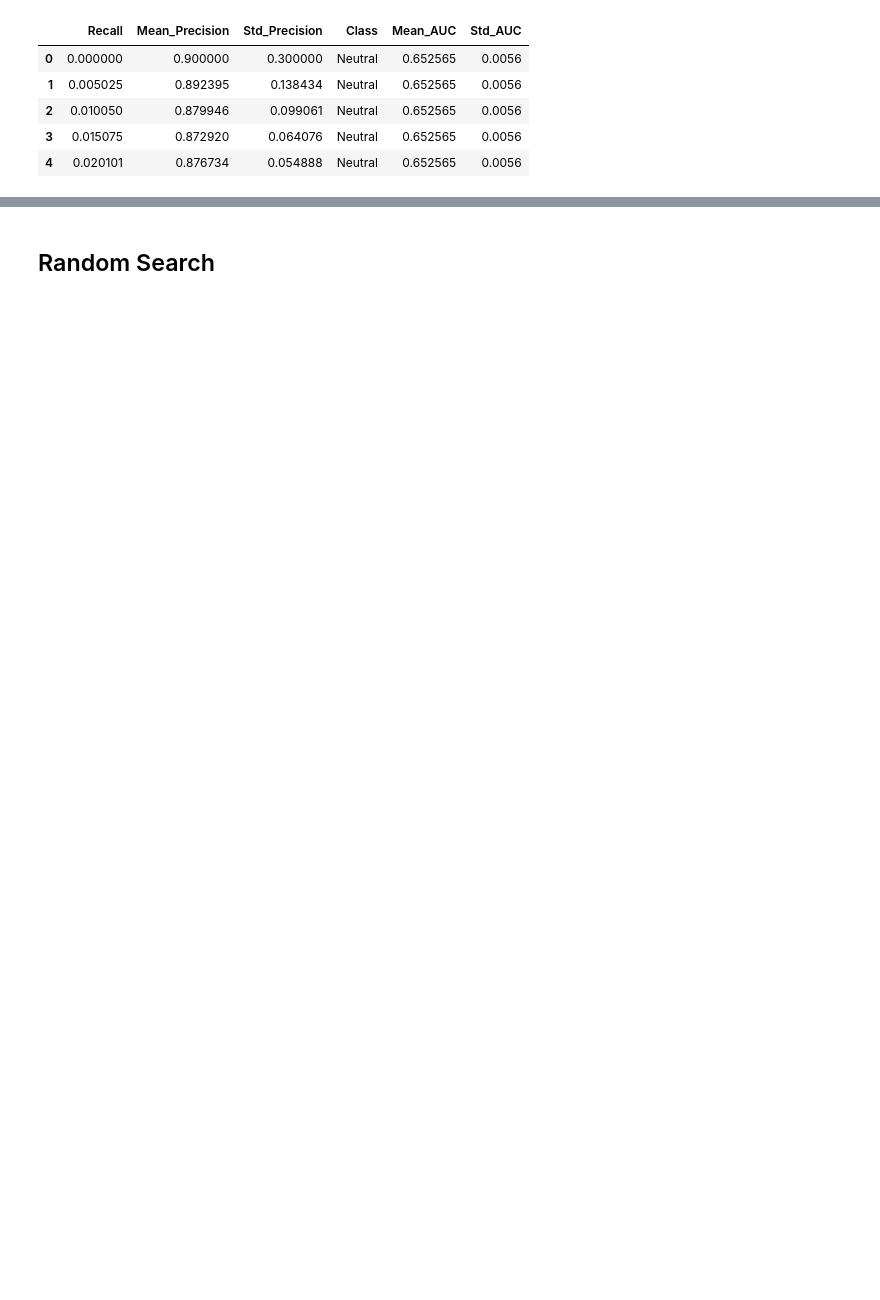
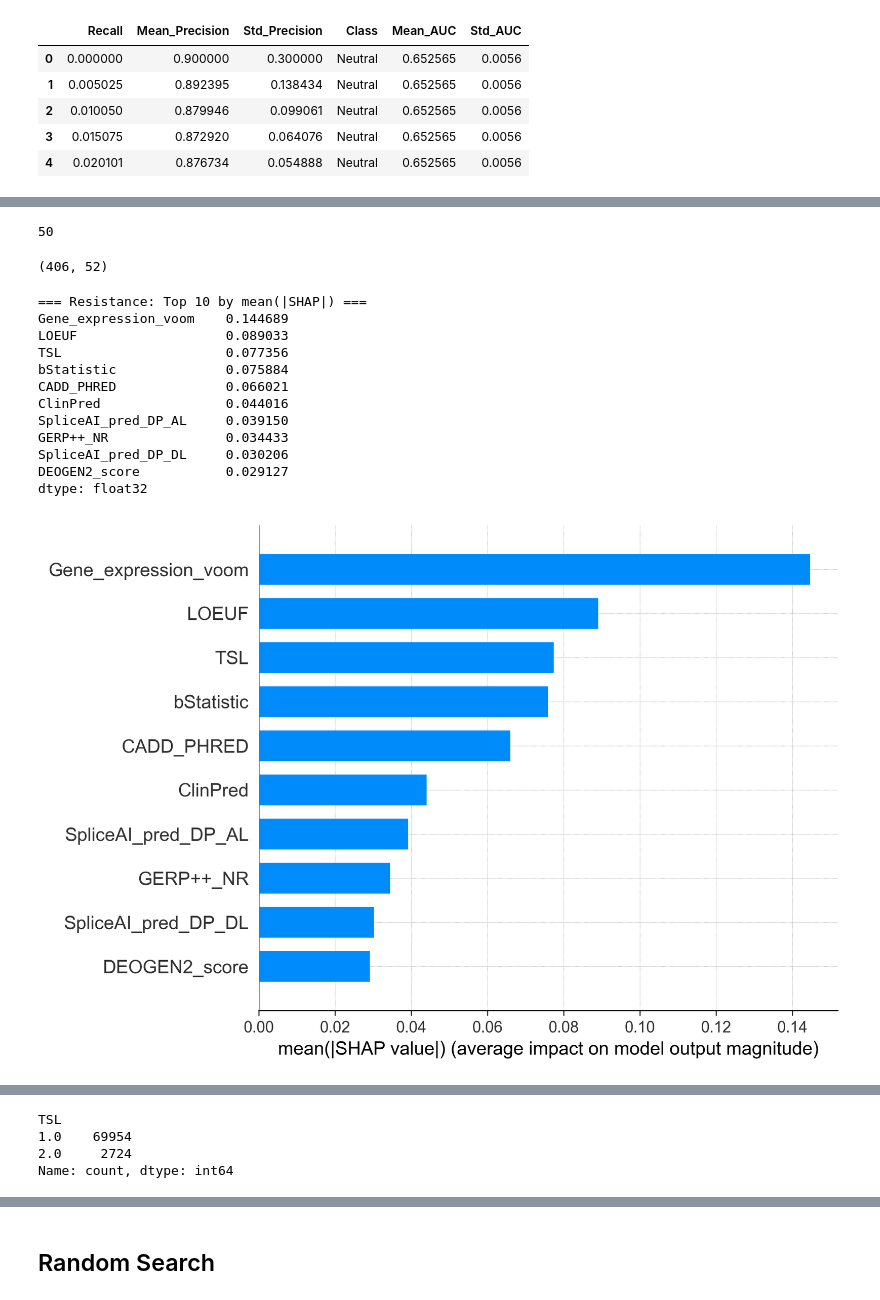
Before and after one commit to QuantitativeBiology/BECancerResistome, a Jupyter notebook: BECancerResistome/Prediction/Classifier_2.ipynb, the cells around one changed output, grey strips where cells are left out. Saved outputs shown, nothing was run; the diff lists cells and outputs as text; code cells hidden in the pictures; blank space fills up the shorter version.

```diff
--- a/BECancerResistome/Prediction/Classifier_2.ipynb
+++ b/BECancerResistome/Prediction/Classifier_2.ipynb
@@ -1294,0 +1324,8 @@ pr_curve_data_df.head()
+# %%
+len(all_X_val_runs)
+# %% [output]
+50
+# %%
+all_X_val_runs[0].shape  #Number of samples x number of features
+# %% [output]
+(406, 52)
@@ -1294,0 +1360,41 @@ pr_curve_data_df.head()
+# %%
+def top_k_features_by_mean_abs_shap(shap_c, X_c, k=10):
+    mean_abs = np.mean(np.abs(shap_c), axis=0)
+    s = pd.Series(mean_abs, index=X_c.columns).sort_values(ascending=False)
+    return s.head(k)  # returns a Series: index=feature, value=mean|SHAP|
+# %%
+def plot_topk_shap_for_class(all_shap_values_runs, all_X_val_runs, le, target_class, k=10):
+    shap_c, X_c = get_stacked_shap_for_class(all_shap_values_runs, all_X_val_runs, le, target_class)
+
+    topk = top_k_features_by_mean_abs_shap(shap_c, X_c, k=k)
+    top_features = topk.index.tolist()
+
+    # Subset to top-k features
+    cols_idx = [X_c.columns.get_loc(f) for f in top_features]
+    shap_top = shap_c[:, cols_idx]
+    X_top = X_c[top_features]
+
+    print(f"\n=== {target_class}: Top {k} by mean(|SHAP|) ===")
+    print(topk)
+
+    # Bar: mean absolute SHAP
+    shap.summary_plot(shap_top, X_top, plot_type="bar", max_display=k)
+
+    # Beeswarm: distribution + direction
+    shap.summary_plot(shap_top, X_top, max_display=k)
+# %%
+plot_topk_shap_for_class(all_shap_values_runs, all_X_val_runs, le, target_class='Resistance', k=10)
+# %% [output]
+=== Resistance: Top 10 by mean(|SHAP|) ===
+Gene_expression_voom    0.144689
+LOEUF                   0.089033
+TSL                     0.077356
+bStatistic              0.075884
+CADD_PHRED              0.066021
+ClinPred                0.044016
+SpliceAI_pred_DP_AL     0.039150
+GERP++_NR               0.034433
+SpliceAI_pred_DP_DL     0.030206
+DEOGEN2_score           0.029127
+dtype: float32
+[figure, added]
@@ -1294,0 +1402,7 @@ pr_curve_data_df.head()
+# %%
+annotated_control_EG['TSL'].value_counts()
+# %% [output]
+TSL
+1.0    69954
+2.0     2724
+Name: count, dtype: int64
```
Also changed, not shown: parts of 30 cells of this notebook, 3 other files.
